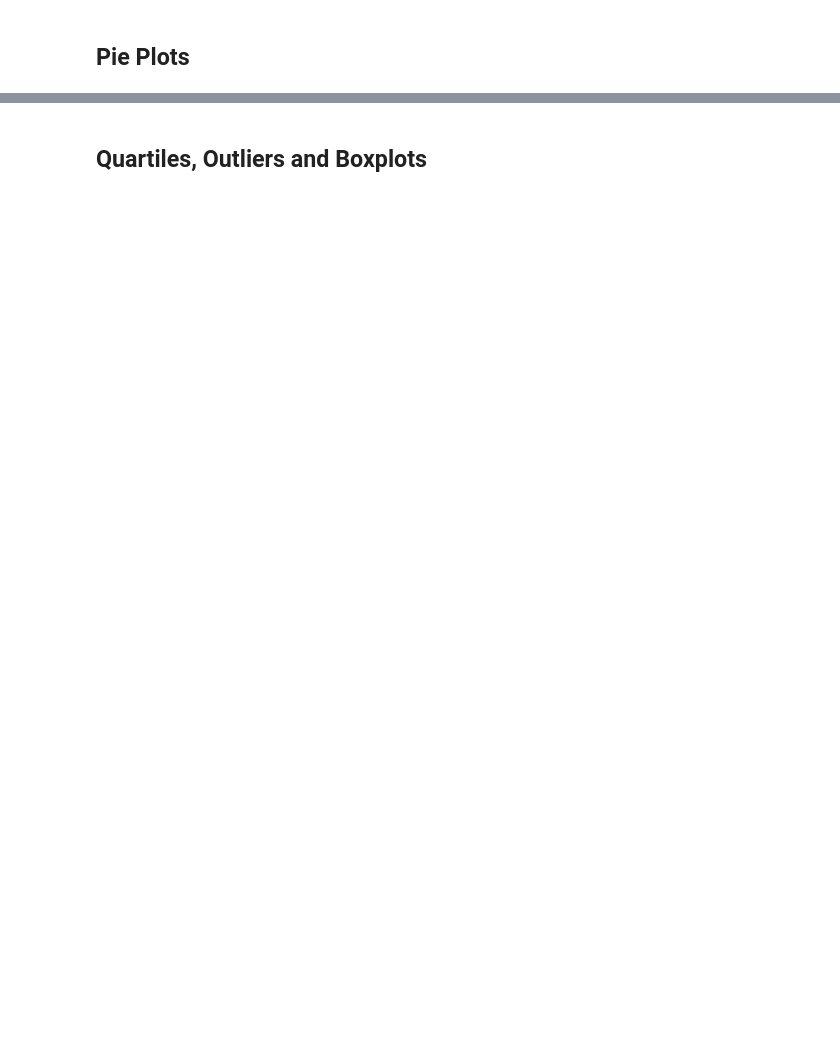
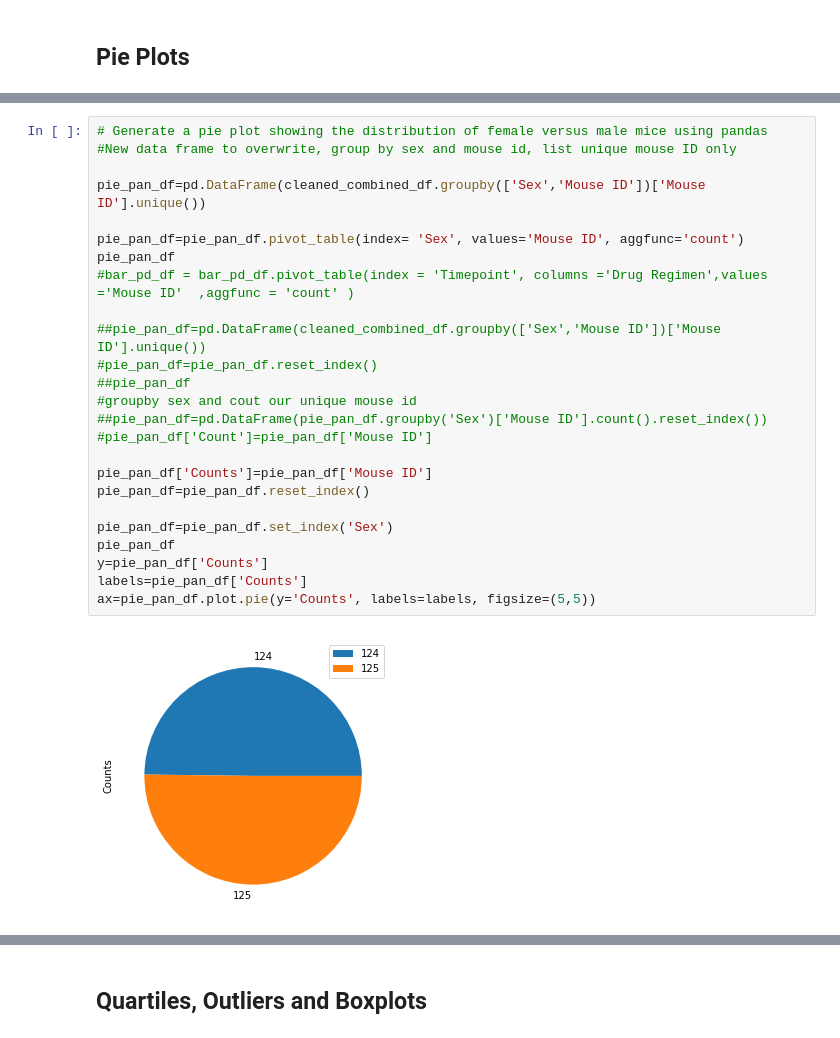
Before and after one commit to obfrap/Pymaceuticals, a Jupyter notebook: Pymaceuticals/pymaceuticals_starter-Current.ipynb, the cells around one changed output, grey strips where cells are left out. Saved outputs shown, nothing was run; the diff lists cells and outputs as text; blank space fills up the shorter version.

```diff
--- a/Pymaceuticals/pymaceuticals_starter-Current.ipynb
+++ b/Pymaceuticals/pymaceuticals_starter-Current.ipynb
@@ -207,0 +232,27 @@ cleaned_combined_df.groupby(['Timepoint','Drug Regimen']).count()['Mouse ID'].un
+# %%
+# Generate a pie plot showing the distribution of female versus male mice using pandas
+#New data frame to overwrite, group by sex and mouse id, list unique mouse ID only
+
+pie_pan_df=pd.DataFrame(cleaned_combined_df.groupby(['Sex','Mouse ID'])['Mouse ID'].unique())
+
+pie_pan_df=pie_pan_df.pivot_table(index= 'Sex', values='Mouse ID', aggfunc='count')
+pie_pan_df
+#bar_pd_df = bar_pd_df.pivot_table(index = 'Timepoint', columns ='Drug Regimen',values ='Mouse ID'  ,aggfunc = 'count' )
+
+##pie_pan_df=pd.DataFrame(cleaned_combined_df.groupby(['Sex','Mouse ID'])['Mouse ID'].unique())
+#pie_pan_df=pie_pan_df.reset_index()
+##pie_pan_df
+#groupby sex and cout our unique mouse id
+##pie_pan_df=pd.DataFrame(pie_pan_df.groupby('Sex')['Mouse ID'].count().reset_index())
+#pie_pan_df['Count']=pie_pan_df['Mouse ID']
+
+pie_pan_df['Counts']=pie_pan_df['Mouse ID']
+pie_pan_df=pie_pan_df.reset_index()
+
+pie_pan_df=pie_pan_df.set_index('Sex')
+pie_pan_df
+y=pie_pan_df['Counts']
+labels=pie_pan_df['Counts']
+ax=pie_pan_df.plot.pie(y='Counts', labels=labels, figsize=(5,5))
+# %% [output]
+[figure, added]
```
Also changed, not shown: parts of 13 cells of this notebook.
